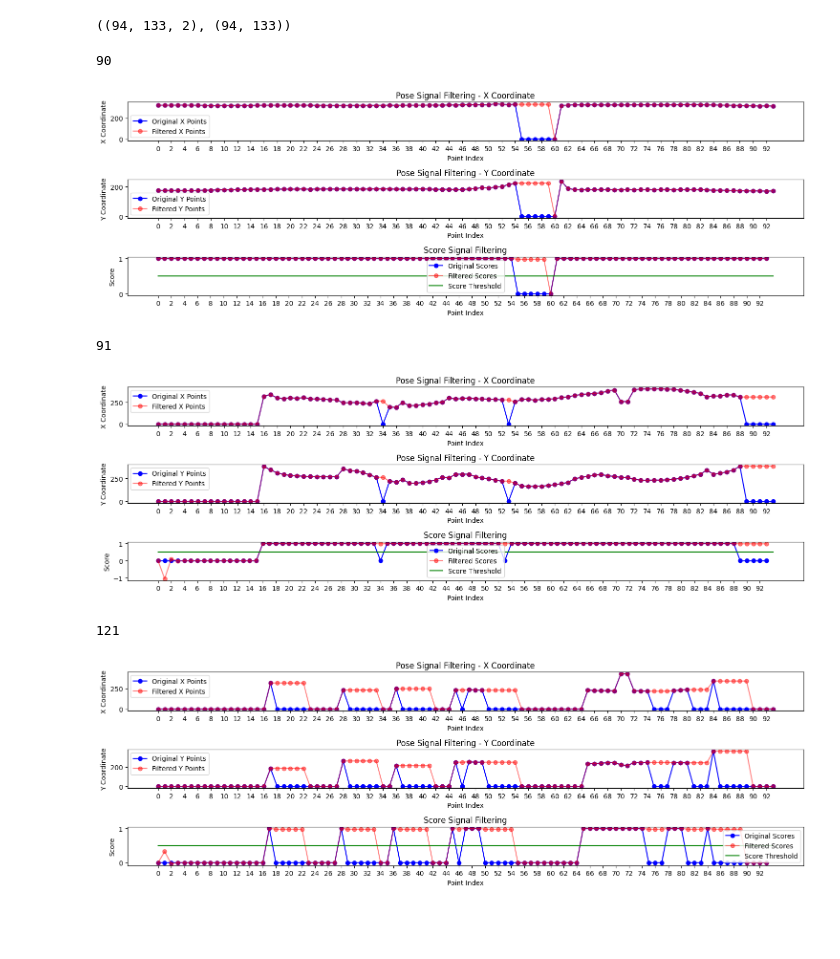
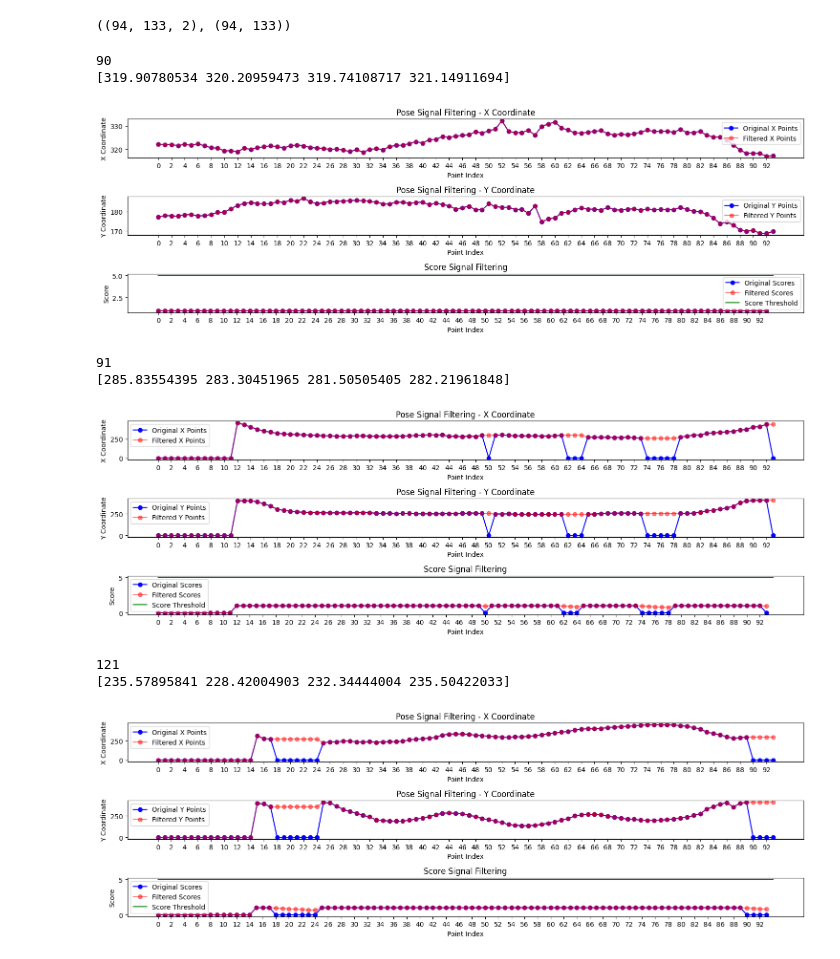
Before and after one commit to CristianLazoQuispe/WholebodyPoseEstimation, a Jupyter notebook: codes/filtering/inference_webcam_filters.ipynb, the cells around one changed output. Cells and saved outputs as stored; diff of their text form; code cells hidden in the pictures; blank space fills up the shorter version.

```diff
--- a/codes/filtering/inference_webcam_filters.ipynb
+++ b/codes/filtering/inference_webcam_filters.ipynb
@@ -46,5 +37,5 @@ cv2.__version__
 # %%
 #!rm -r /root/.cache/rtmlib/hub/checkpoints/
 # %%
-#kpt_thr = 2.5
-#model = RTMPoseModel(mode='performance',backend='onnxruntime', device='cpu',use_thresholding=False,filter_noise=True,kpt_thr=kpt_thr)
+#model = RTMPoseModel(mode='performance',backend='onnxruntime', device='cpu',use_thresholding=True,filter_noise=True,kpt_thr=2.5)
+model = RTMPoseModel(mode='performance',backend='onnxruntime', device='cuda',use_thresholding=True,filter_noise=True,kpt_thr=2.5)
@@ -68,6 +71,7 @@ import numpy as np
 vid = cv2.VideoCapture("../../data/videos/17165.mp4")
 
 #vid = cv2.VideoCapture(0)
+kpt_thr = 0.2
 
 cv2.namedWindow("frame", cv2.WINDOW_NORMAL)
 
@@ -256,3 +262,21 @@ def track_keypoints(t, keypoints, scores, adaptive_filters, memories,
         scores_pred[i] = filtered_s
 
     return keypoints_pred, scores_pred
+# %%
+class KeypointMemory:
+    def __init__(self, window=10):
+        self.window = window
+        self.last_frame = -np.inf
+        self.last_pred_kp = None
+        self.last_pred_score = 0
+
+    def update(self, frame_idx, pred_kp, pred_score):
+        self.last_frame = frame_idx
+        self.last_pred_kp = pred_kp
+        self.last_pred_score = pred_score
+
+    def get(self, frame_idx):
+        if frame_idx - self.last_frame <= self.window:
+            return self.last_pred_kp, self.last_pred_score
+        else:
+            return None, None
@@ -267,7 +349,8 @@ for id in [90,91,121]:
     print(id)
     # Inicializar los filtros adaptativos para cada keypoint
     num_keypoints = 10  # o 135*2 = 270 points
-    adaptive_filters = initialize_adaptive_filter(num_keypoints,mu=1.05)
+    adaptive_filters = initialize_adaptive_filter(num_keypoints,mu=0.5)
+
     memories = [KeypointMemory(window=5) for _ in range(num_keypoints)]
 
 
@@ -288,7 +371,8 @@ for id in [90,91,121]:
         # filtering data (TO DO)
         #print("keyp_aux.shape:",np.array(keyp_aux).shape) # (1,2)
         #print("scores_aux.shape:",np.array(scores_aux).shape) # (1,)
-        keyp_pred,scores_pred = track_keypoints(i,keyp_aux,scores_aux, adaptive_filters,memories)
+        keyp_pred,scores_pred = track_keypoints(i,keyp_aux,scores_aux, adaptive_filters,memories)#,
+                                               #low=2.5, high=4.5) #RTMPOSE low=1, high=2.5
 
         # save data predicted
         points_x_pred[i] = keyp_pred[0][0]
@@ -302,40 +386,45 @@ for id in [90,91,121]:
     plt.subplot(3,1,1)
     plt.plot(points_x, '-ob', label='Original X Points')
     plt.plot(points_x_pred, '-or', alpha=0.5, label='Filtered X Points')
+    print(points_x_pred[32:36])
     plt.xticks(np.arange(0, n, step=2))
     plt.xlabel('Point Index')
     plt.ylabel('X Coordinate')
     plt.title('Pose Signal Filtering - X Coordinate')
     plt.legend()
 
     plt.subplot(3,1,2)
     plt.plot(points_y, '-ob', label='Original Y Points')
     plt.plot(points_y_pred, '-or', alpha=0.5, label='Filtered Y Points')
     plt.xticks(np.arange(0, n, step=2))
     plt.xlabel('Point Index')
     plt.ylabel('Y Coordinate')
     plt.title('Pose Signal Filtering - Y Coordinate')
     plt.legend()
 
     plt.subplot(3,1,3)
     plt.plot(scores_points, '-ob', label='Original Scores')
     plt.plot(scores_points_pred, '-or', alpha=0.5, label='Filtered Scores')
-    plt.plot([0, len(points_x)], [0.5, 0.5], '-g', label='Score Threshold')
+    #plt.plot([0, len(points_x)], [0.5, 0.5], '-g', label='Score Threshold')
+    plt.plot([0, len(points_x)], [5, 5], '-g', label='Score Threshold')
     plt.xticks(np.arange(0, n, step=2))
     plt.xlabel('Point Index')
     plt.ylabel('Score')
     plt.title('Score Signal Filtering')
     plt.legend()
 
     plt.tight_layout()
     plt.show()
 # %% [output]
 90
+[319.90780534 320.20959473 319.74108717 321.14911694]
-[figure, old version]
+[figure, new version]
 91
+[285.83554395 283.30451965 281.50505405 282.21961848]
-[figure, old version]
+[figure, new version]
 121
+[235.57895841 228.42004903 232.34444004 235.50422033]
-[figure, old version]
+[figure, new version]
 # %%
 import traceback
 import numpy as np
```
Also changed, not shown: parts of 6 cells of this notebook, 3 other files.
